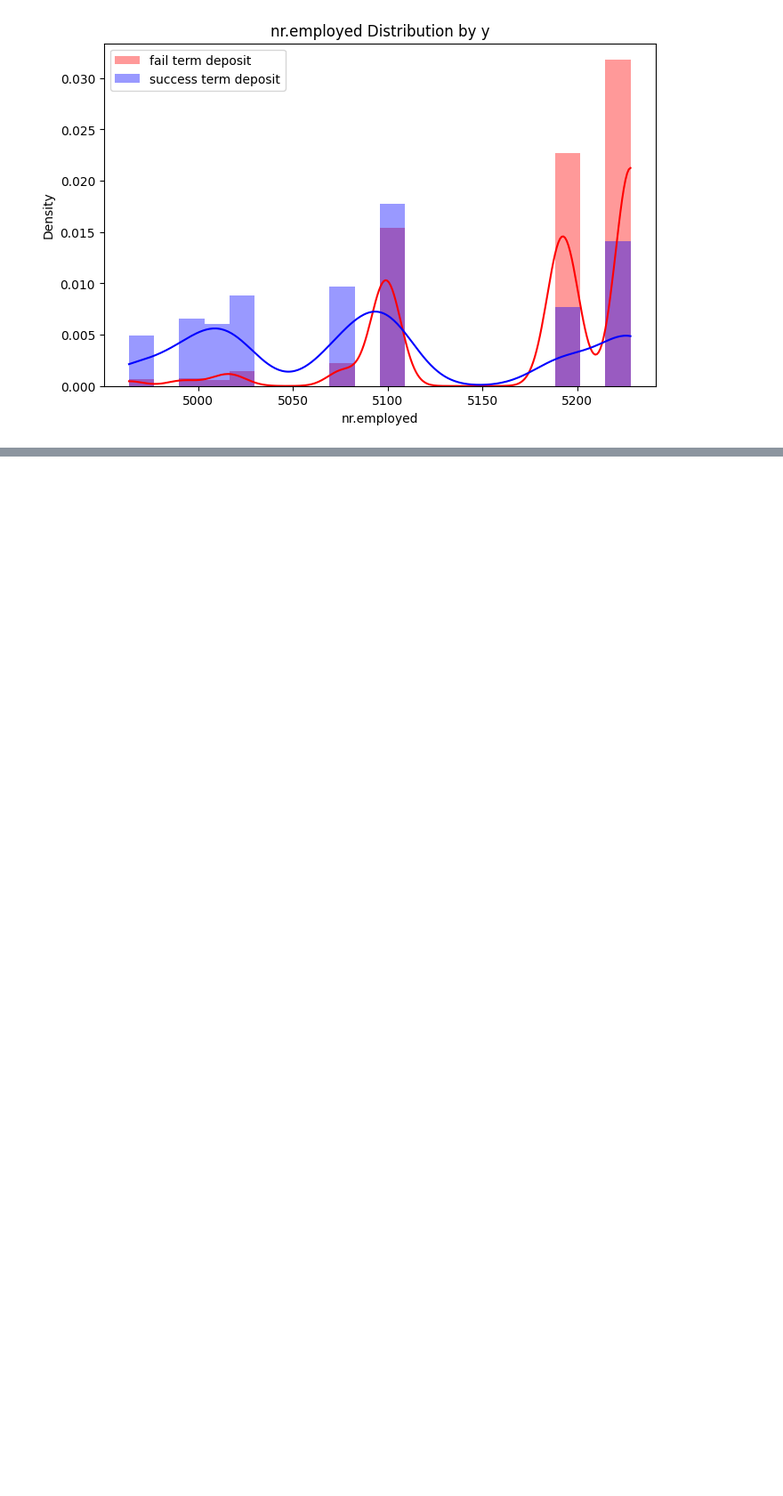
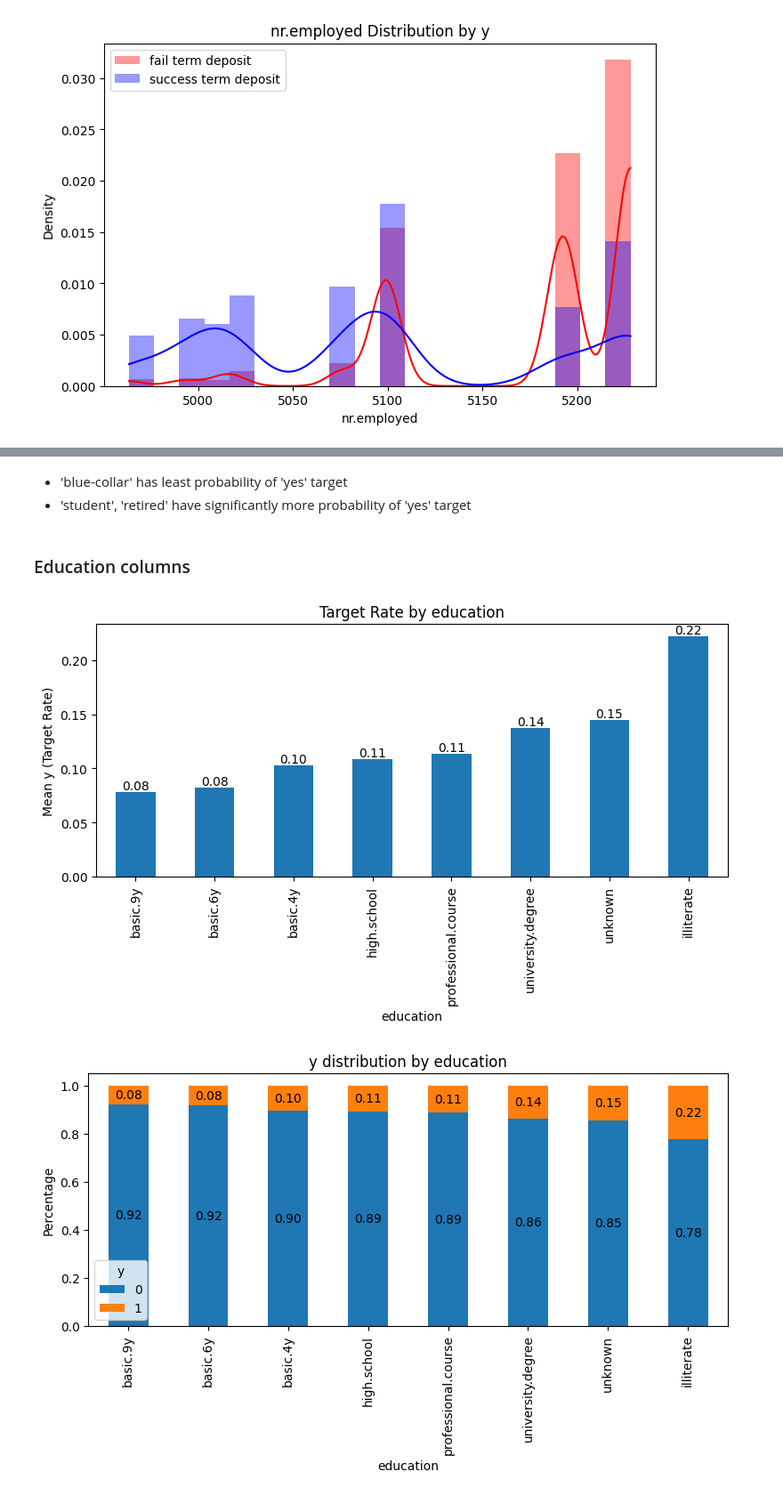
Before and after one commit to Maxstef/ml-bank-additional-project, a Jupyter notebook: notebooks/01_eda.ipynb, the cells around one changed output, grey strips where cells are left out. Shown at 89% size. Drawn from its saved outputs; the diff is of its cells as text; code cells hidden in the pictures; blank space fills up the shorter version.

```diff
--- a/notebooks/01_eda.ipynb
+++ b/notebooks/01_eda.ipynb
@@ -309,0 +397,20 @@ for col in cols:
+# %% [markdown]
+ - 'blue-collar' has least probability of 'yes' target
+ - 'student', 'retired' have significantly more probability of 'yes' target
+# %% [markdown]
+### Education columns
+# %%
+
+plot_target_rate_by_category(
+    categorical_df,
+    col="education",
+    target_col=target_col,
+)
+plot_target_distribution_by_category(
+    categorical_df,
+    col="education",
+    target_col=target_col,
+)
+# %% [output]
+[figure, added]
+[figure, added]
```
Also changed, not shown: parts of 40 cells of this notebook, 4 other files.
